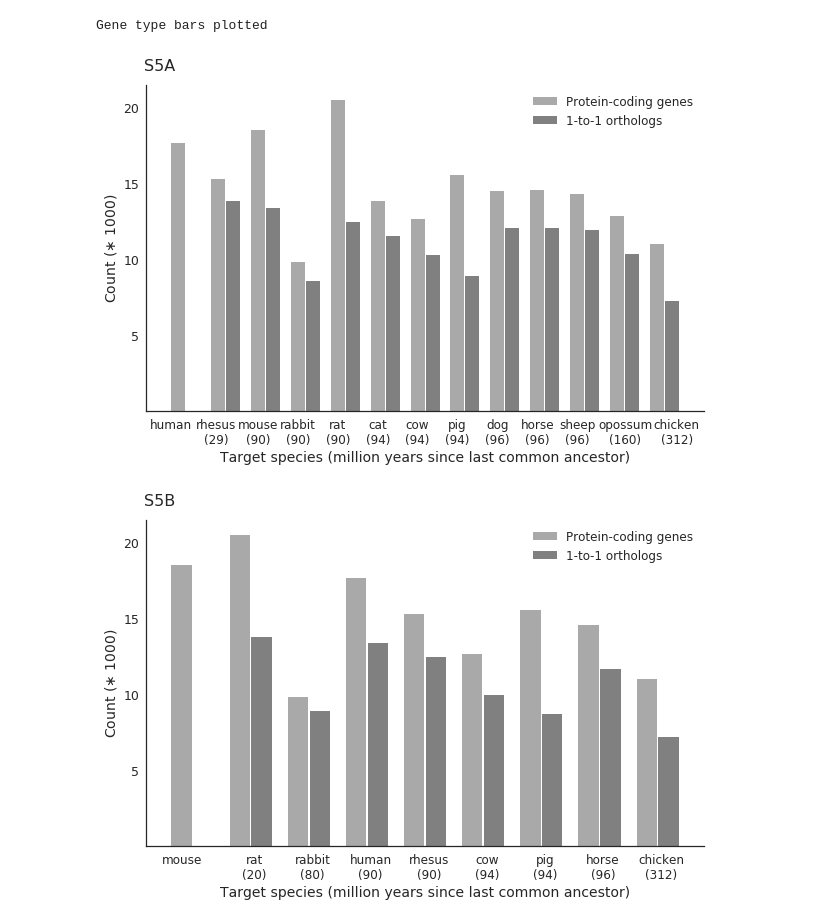
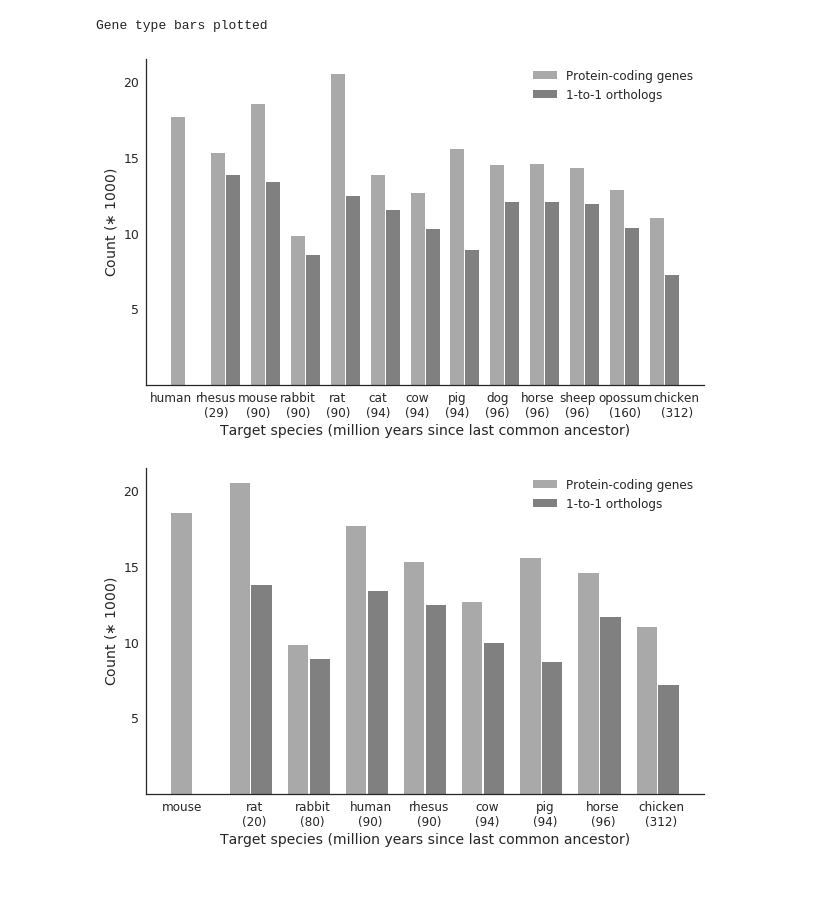
Before and after one commit to ptrebert/project-cross-species, a Jupyter notebook: notebooks/plotting/plot_genes_orthos_count.ipynb, the cells around one changed output. Saved outputs shown, nothing was run; the diff lists cells and outputs as text; code cells hidden in the pictures; blank space fills up the shorter version.

```diff
--- a/notebooks/plotting/plot_genes_orthos_count.ipynb
+++ b/notebooks/plotting/plot_genes_orthos_count.ipynb
@@ -51,7 +51,9 @@ species_file = os.path.join(ref_folder, 'species.tsv')
 run_exec_gene_bars = True
 
 out_folder = '/TL/deep-external01/nobackup/pebert/cloudshare/mpiinf/phd/chapter_projects/crossspecies/figures/pub'
+diss_folder = '/home/pebert/work/code/mpggit/dissertation/Figures'
 save_figures = True
+save_diss = True
 
 
 def exec_gene_bars():
@@ -77,16 +79,21 @@ def exec_gene_bars():
             trg_species = set(list(species.keys())) - set(['frog', 'lizard', 'opossum', 'sheep', 'dog', 'cat'])
         lca = dict([(k, v) for k, v in lca.items() if k[0] in trg_species and k[1] in trg_species])
 
-        fig, exart = plot_gene_bars(gene_bars, ref, lca, fk)
+        fig, exart = plot_gene_bars(gene_bars, ref, lca, fk, save_diss)
         if save_figures:
             outname = 'fig_{}_gene-ortho'.format(fk)
-            subfolder = 'supp'
+            if save_diss:
+                out_folder = diss_folder
+                subfolder = 'crossspecies'
+            else:
+                subfolder = 'supp'
 
-            outpath = os.path.join(out_folder, subfolder, 'raw', outname + '.svg')
-            fig.savefig(outpath, bbox_extra_artists=exart, bbox_inches='tight')
+            if not save_diss:
+                outpath = os.path.join(out_folder, subfolder, 'raw', outname + '.svg')
+                fig.savefig(outpath, bbox_extra_artists=exart, bbox_inches='tight')
 
-            outpath = os.path.join(out_folder, subfolder, 'png', outname + '.png')
-            fig.savefig(outpath, bbox_extra_artists=exart, bbox_inches='tight', dpi=300)
+                outpath = os.path.join(out_folder, subfolder, 'png', outname + '.png')
+                fig.savefig(outpath, bbox_extra_artists=exart, bbox_inches='tight', dpi=300)
 
             outpath = os.path.join(out_folder, subfolder, outname + '.pdf')
             fig.savefig(outpath, bbox_extra_artists=exart, bbox_inches='tight')
@@ -105,7 +112,7 @@ def cache_data(cache_file, genebars):
     return genebars
 
 
-def plot_gene_bars(gene_counts, ref_spec, lca_dist, fkey):
+def plot_gene_bars(gene_counts, ref_spec, lca_dist, fkey, diss_version):
     """
     """
     fig, ax = plt.subplots(figsize=(10, 6))
@@ -132,8 +139,9 @@ def plot_gene_bars(gene_counts, ref_spec, lca_dist, fkey):
 
     ax.spines['top'].set_visible(False)
     ax.spines['right'].set_visible(False)
-    tt = ax.set_title(fkey, fontsize=16)
-    tt.set_position([0.025, 1.025])
+    if not diss_version:
+        tt = ax.set_title(fkey, fontsize=16)
+        tt.set_position([0.025, 1.025])
 
     ax.legend(loc='upper right', fontsize=12)
 
@@ -191,32 +199,32 @@ def collect_gene_types():
         load_keys = [k for k in hdf.keys() if k.startswith('/auto/pairs')]
         for k in load_keys:
             _, _, _, s1, s2 = k.split('/')
             if s1 == 'human' or s1 == 'mouse':
                 trg = s1
                 qry = s2
             elif s2 == 'human' or s2 == 'mouse':
                 trg = s2
                 qry = s1
             else:
                 continue
             data = hdf[k]
             gene_collector[(trg, qry, 'ortho')] = data.shape[0]
 
     for roi_file in os.listdir(roi_folder):
         if '.body.' in roi_file and roi_file.endswith('.h5'):
             org = roi_file.split('_')[0]
             roi_path = os.path.join(roi_folder, roi_file)
             with pd.HDFStore(roi_path, 'r') as hdf:
                 md = hdf['metadata']
                 gene_collector[(org, 'total')] = int(md['numreg'].sum())
 
     return gene_collector
 
 
 if run_exec_gene_bars:
     execd = exec_gene_bars()
     print('Gene type bars plotted')
 # %% [output]
 Gene type bars plotted
-[figure, old version]
+[figure, new version]
-[figure, old version]
+[figure, new version]
```
Also changed, not shown: 20 other files.
